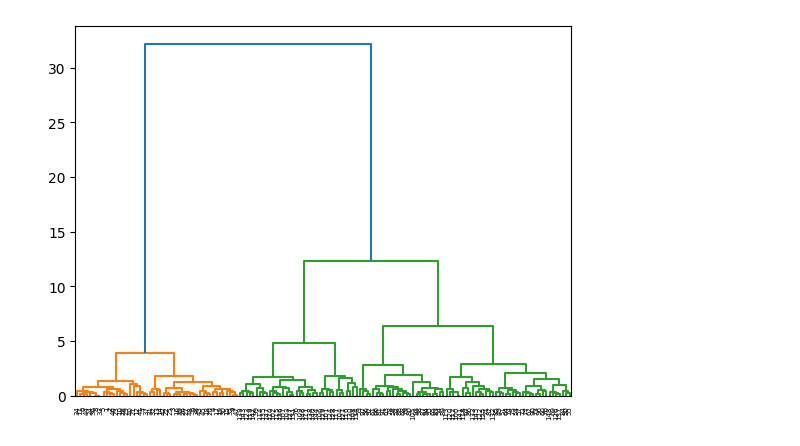
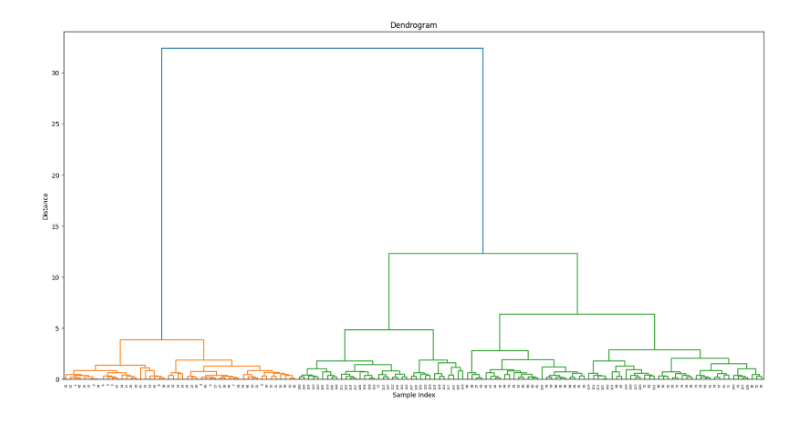
Before and after one commit to Mohammed-Khubaib/ML, a Jupyter notebook: K_means/k_means.ipynb, the cells around one changed output. Saved outputs shown, nothing was run; the diff lists cells and outputs as text; code cells hidden in the pictures.

```diff
--- a/K_means/k_means.ipynb
+++ b/K_means/k_means.ipynb
@@ -17,8 +14,12 @@ y_kmeans=kmeans.fit_predict(x)
 # %%
 distance_matrix = linkage(x, method = 'ward', metric = 'euclidean')
 # Create a dendrogram
+plt.figure(figsize=(20, 10))
 dn = dendrogram(distance_matrix)
+plt.title('Dendrogram')
+plt.xlabel('Sample Index')
+plt.ylabel('Distance')
 # Display the dendogram
 plt.show()
 # %% [output]
-[figure, old version]
+[figure, new version]
```
Also changed, not shown: parts of 1 cell of this notebook, 8 other files.
